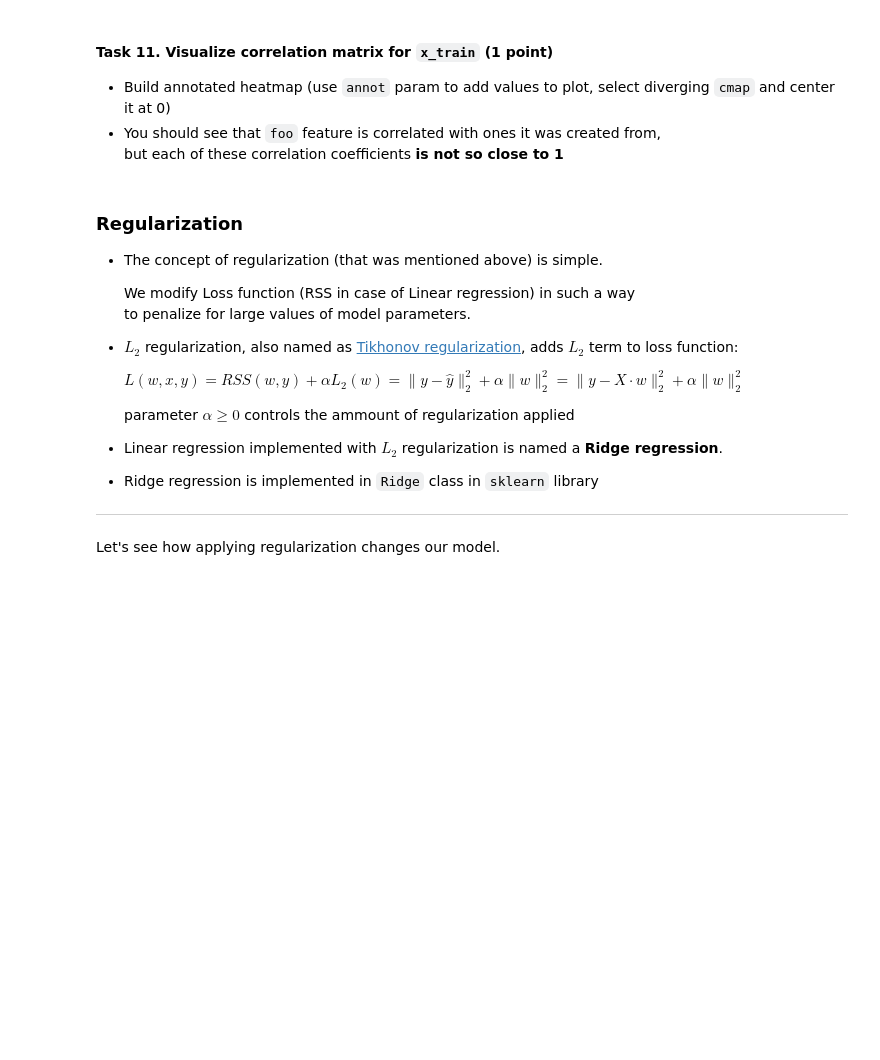
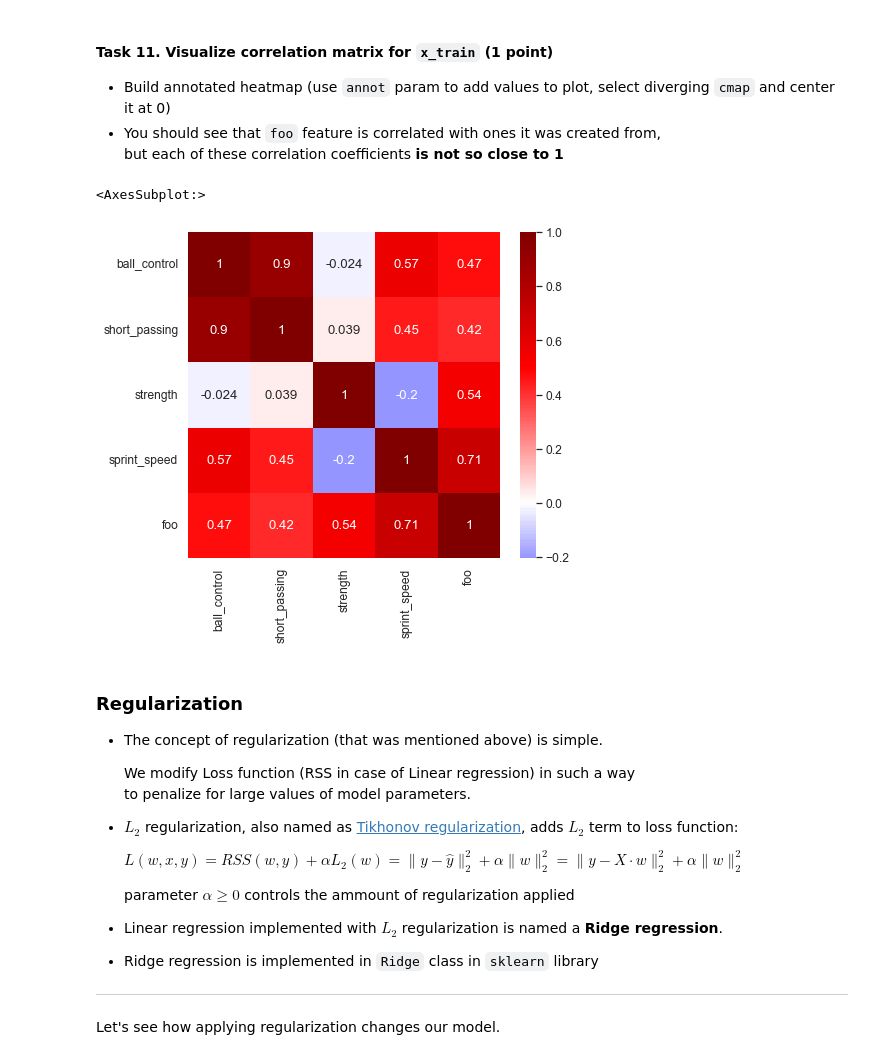
Before and after one commit to drnaida/rsschool-machine-learning-course, a Jupyter notebook: linear_regression.ipynb, the cells around one changed output. Saved outputs shown, nothing was run; the diff lists cells and outputs as text; code cells hidden in the pictures; blank space fills up the shorter version.

```diff
--- a/linear_regression.ipynb
+++ b/linear_regression.ipynb
@@ -1483,7 +1483,11 @@ l2_norm(model.coef_)
 * You should see that `foo` feature is correlated with ones it was created from,<br>
   but each of these correlation coefficients **is not so close to 1**
 # %%
-# your code here
+correlation_matrix_2 = x_train.corr()
+sns.heatmap(data=correlation_matrix_2, annot=True, cmap='seismic', center=0)
+# %% [output]
+<AxesSubplot:>
+[figure, added]
 # %% [markdown]
 ### Regularization
 
```
